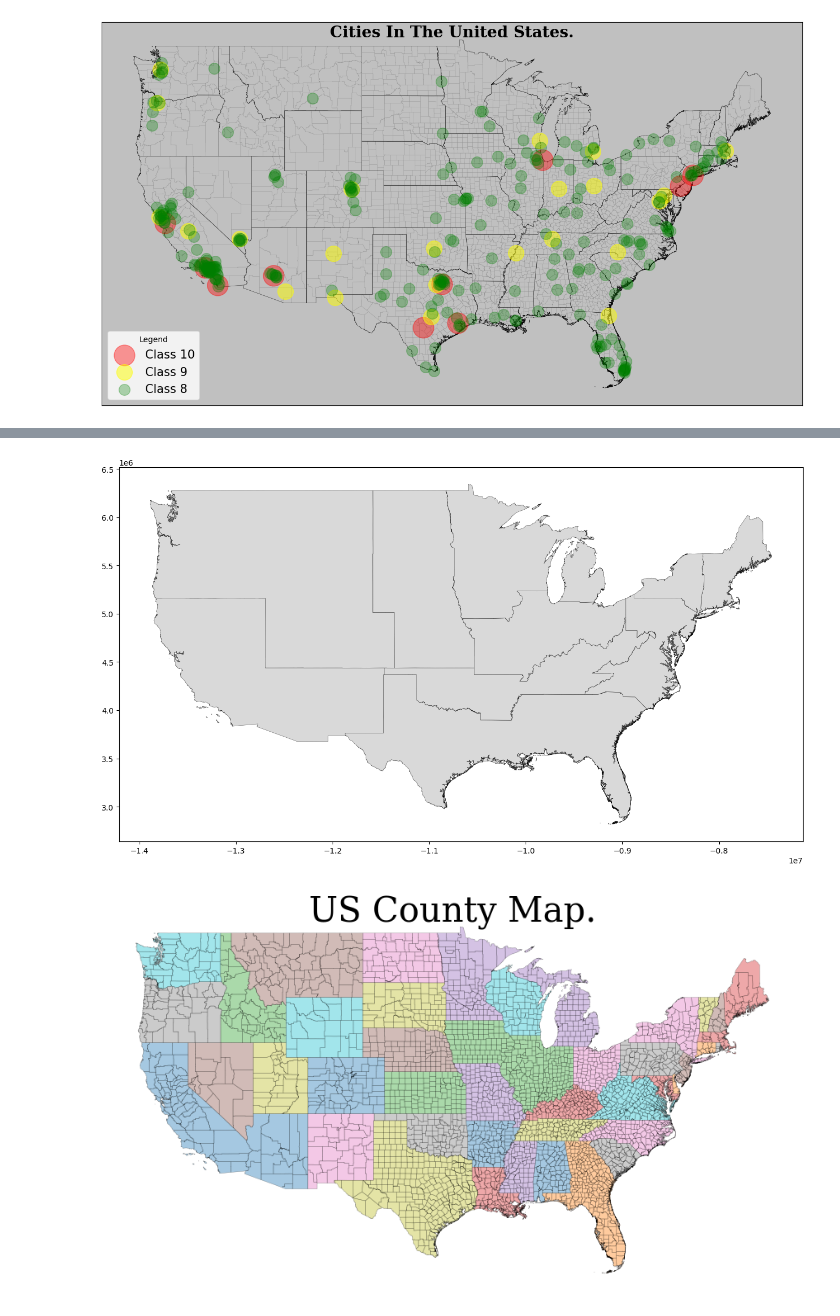
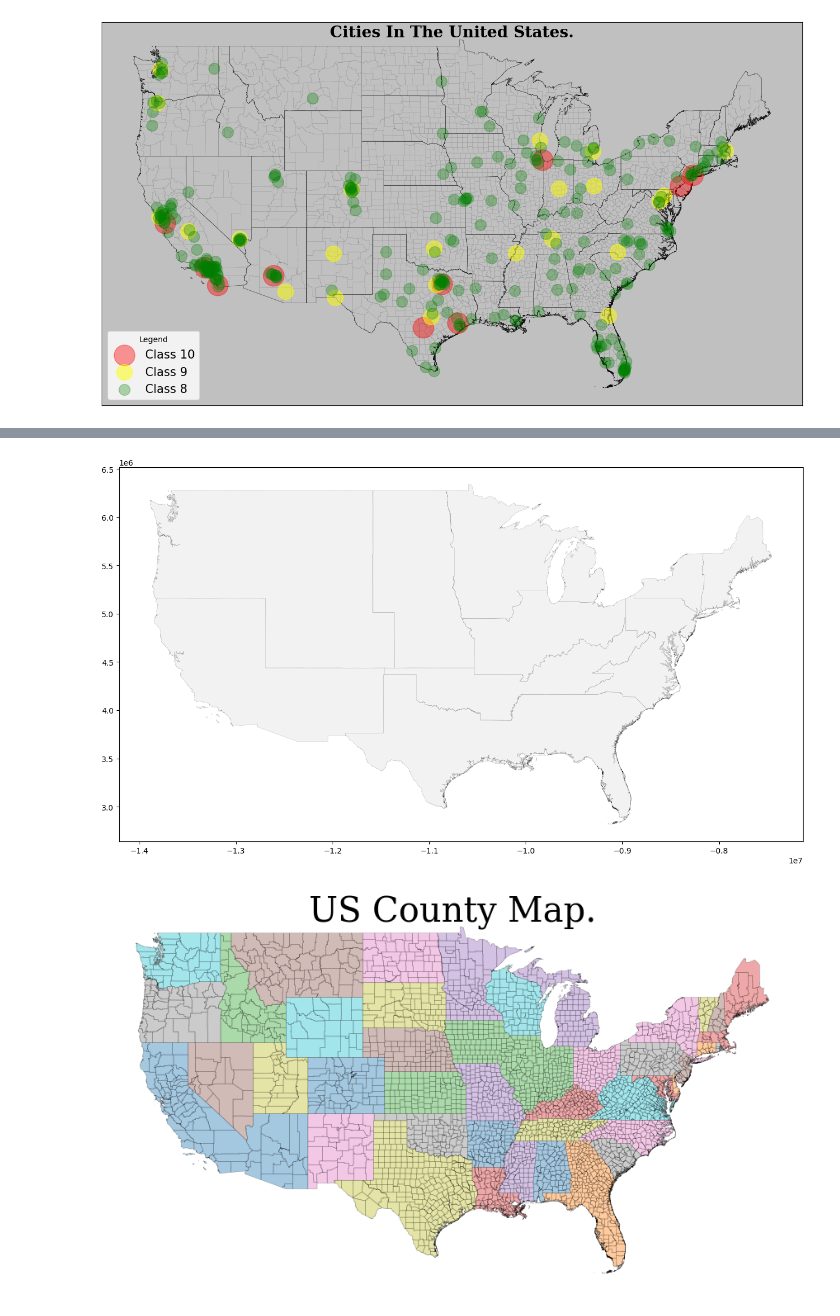
Before and after one commit to kechcole/Machine-Learning, a Jupyter notebook: Notebook/Random_forest.ipynb, the cells around one changed output, grey strips where cells are left out. Cells and saved outputs as stored; diff of their text form; code cells hidden in the pictures.

```diff
--- a/Notebook/Random_forest.ipynb
+++ b/Notebook/Random_forest.ipynb
@@ -120,12 +227,12 @@ The geographica designation of a county will also be included in our model. The
 # %%
 # Initiate plot
 fig, ax = plt.subplots(figsize=(16, 12))
 
-regions.plot(ax=ax, color='#C0C0C0', edgecolor='black', linewidth=0.4, alpha=0.6, label='states')
+regions.plot(ax=ax, color='#C0C0C0', edgecolor='black', linewidth=0.4, alpha=0.2, label='states')
 
 plt.show()
 # %% [output]
-[figure, old version]
+[figure, new version]
 # %%
 # Plot data
 
```
Also changed, not shown: parts of 7 cells of this notebook.
